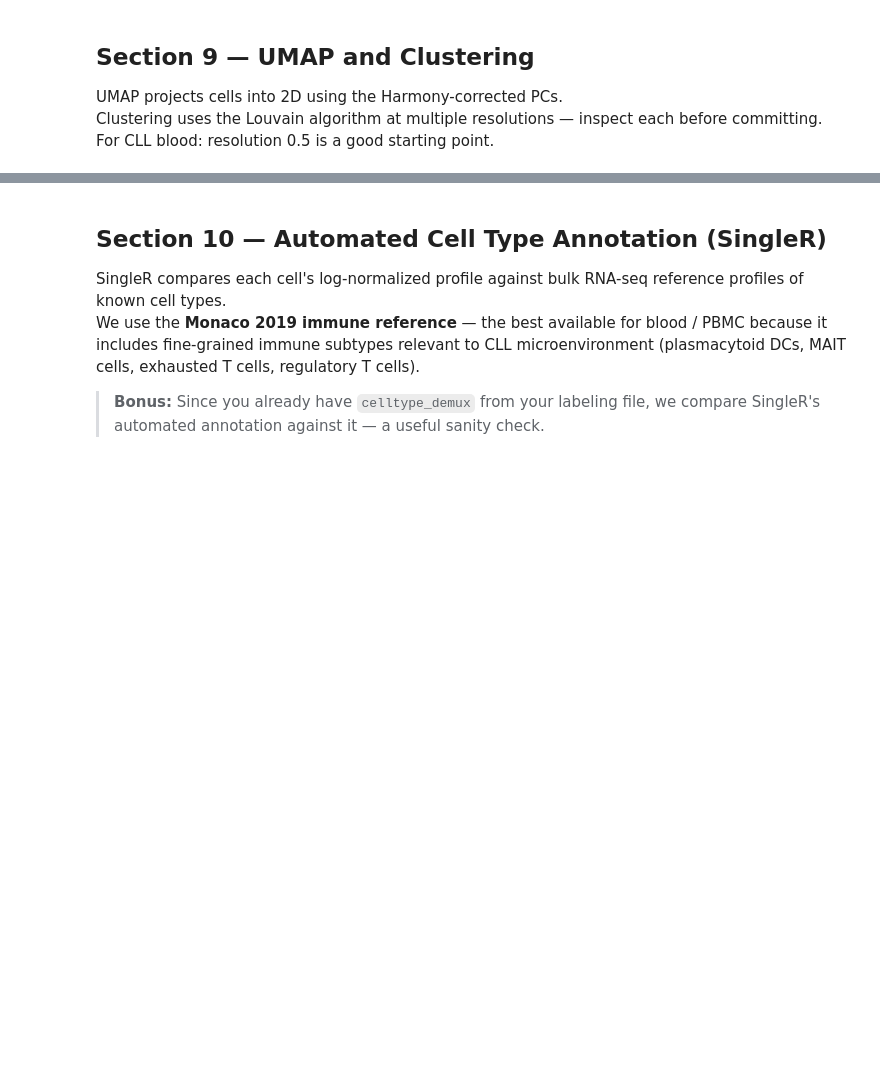
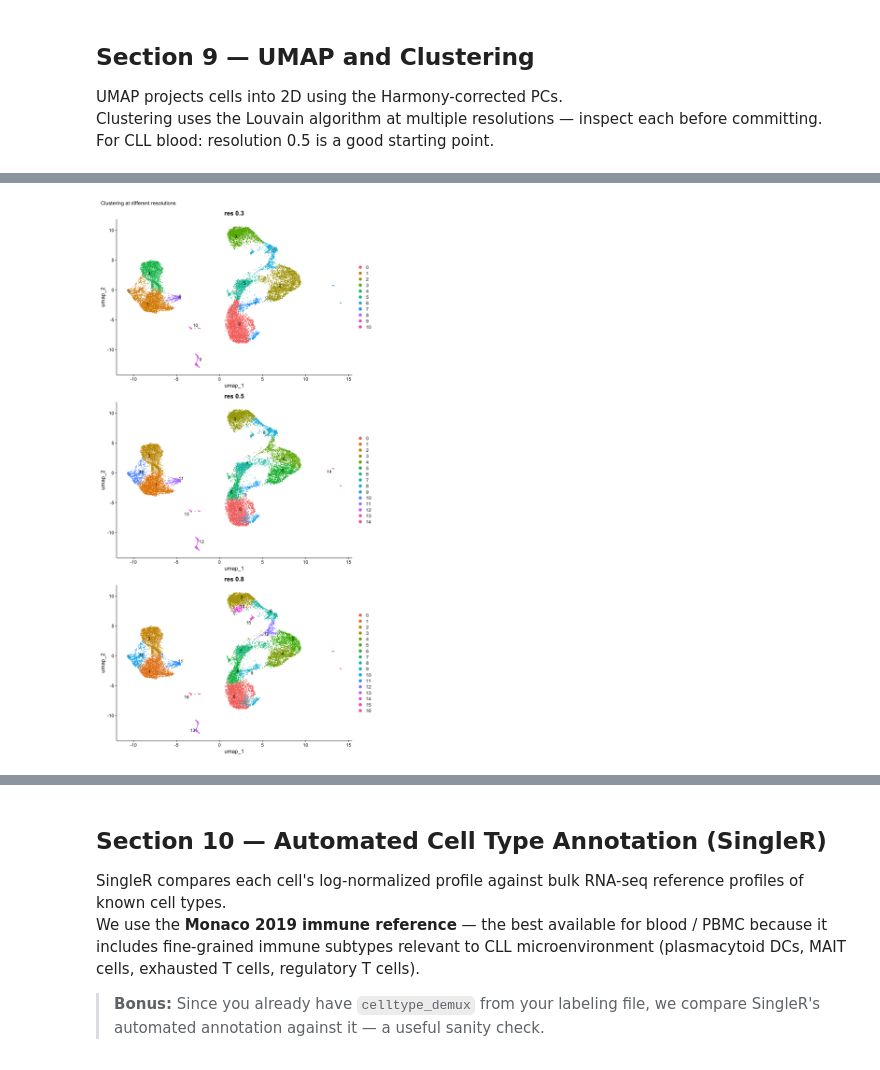
Before and after one commit to jsepulvedayanez/AID_CLL_single_cell, a Jupyter notebook: CLL_scRNAseq_pipeline.ipynb, the cells around one changed output, grey strips where cells are left out. Saved outputs shown, nothing was run; the diff lists cells and outputs as text; code cells hidden in the pictures; blank space fills up the shorter version.

Commit message:
UMAP_clustering

```diff
--- a/CLL_scRNAseq_pipeline.ipynb
+++ b/CLL_scRNAseq_pipeline.ipynb
@@ -575,6 +575,7 @@ print(table(merged$Phase))
 merged <- ScaleData(merged,
                     assay           = "RNA",
                     features        = VariableFeatures(merged),
+                    vars.to.regress = "percent.mt",
                     verbose         = FALSE)
 
 # PCA
@@ -653,8 +683,8 @@ Important: use Harmony to correct **technical chip effects** and inspect whether
 # %%
 merged <- RunHarmony(
   merged,
-  group.by.vars = c("patient", "chip"),  # Sensitivity option: use "chip" only
-  dims.use      = 1:20,
+  group.by.vars = c("chip"),  # Sensitivity option: use "chip" only
+  dims.use      = 1:n_pcs,
   verbose       = TRUE
 )
 
@@ -674,8 +748,12 @@ message("UMAP and clustering complete.")
 # %%
 # Compare resolutions
 p03 <- DimPlot(merged, group.by = "RNA_snn_res.0.3", label = TRUE, repel = TRUE) + ggtitle("res 0.3")
 p05 <- DimPlot(merged, group.by = "RNA_snn_res.0.5", label = TRUE, repel = TRUE) + ggtitle("res 0.5")
 p08 <- DimPlot(merged, group.by = "RNA_snn_res.0.8", label = TRUE, repel = TRUE) + ggtitle("res 0.8")
-(p03 | p05 | p08) + plot_annotation(title = "Clustering at different resolutions")
+
+options(repr.plot.width = 10, repr.plot.height = 20)
+(p03 / p05 / p08) + plot_annotation(title = "Clustering at different resolutions")
+# %% [output]
+[figure, added]
 # %%
 # Check batch correction: after Harmony, chips/patients should be mixed in UMAP
```
Also changed, not shown: parts of 8 cells of this notebook, 3 other files.
